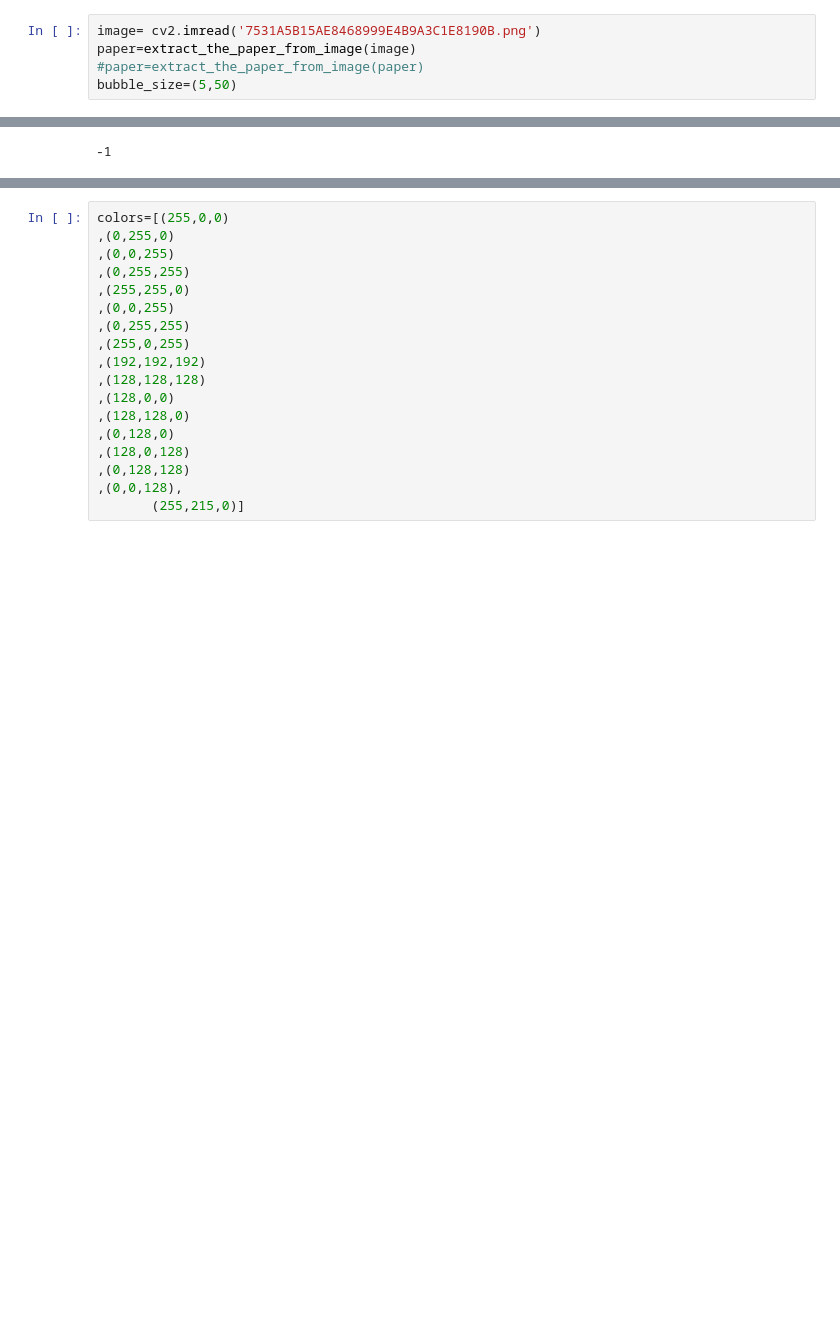
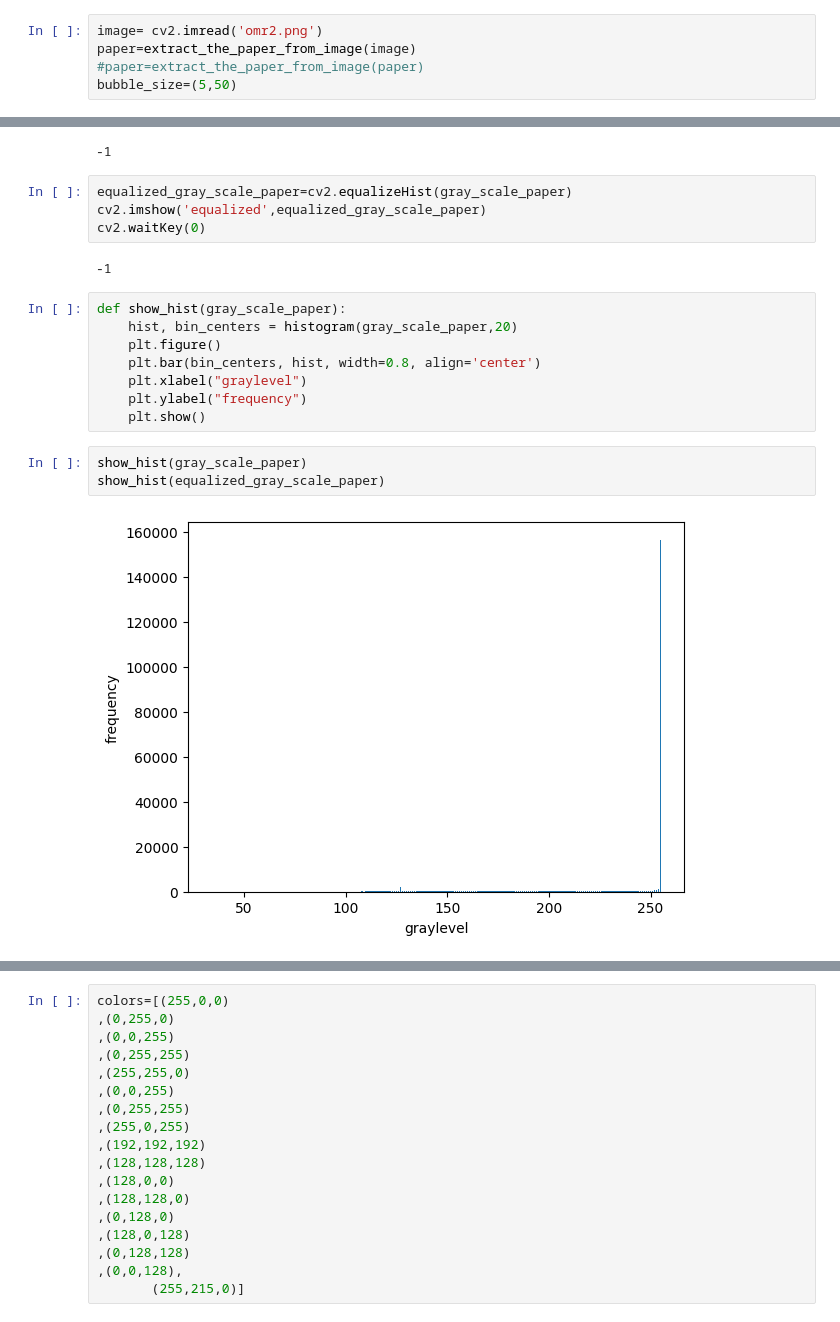
Before and after one commit to EslamAsHhraf/Grades-auto-filler, a Jupyter notebook: Untitled.ipynb, the cells around one changed output, grey strips where cells are left out. Drawn from its saved outputs; the diff is of its cells as text; blank space fills up the shorter version.

```diff
--- a/Untitled.ipynb
+++ b/Untitled.ipynb
@@ -31,7 +31,7 @@ def extract_the_paper_from_image(image):
         paper = four_point_transform(image, paper_contour.reshape(4, 2))
     return paper
 # %%
-image= cv2.imread('7531A5B15AE8468999E4B9A3C1E8190B.png')
+image= cv2.imread('omr2.png')
 paper=extract_the_paper_from_image(image)
 #paper=extract_the_paper_from_image(paper)
 bubble_size=(5,50)
@@ -42,3 +42,22 @@ cv2.imshow('image',gray_scale_paper)
 cv2.waitKey(0)
 # %% [output]
 -1
+# %%
+equalized_gray_scale_paper=cv2.equalizeHist(gray_scale_paper)
+cv2.imshow('equalized',equalized_gray_scale_paper)
+cv2.waitKey(0)
+# %% [output]
+-1
+# %%
+def show_hist(gray_scale_paper):
+    hist, bin_centers = histogram(gray_scale_paper,20)
+    plt.figure()
+    plt.bar(bin_centers, hist, width=0.8, align='center')
+    plt.xlabel("graylevel")
+    plt.ylabel("frequency")
+    plt.show()
+# %%
+show_hist(gray_scale_paper)
+show_hist(equalized_gray_scale_paper)
+# %% [output]
+[figure, added]
```
Also changed, not shown: parts of 5 cells of this notebook, 4 other files.
